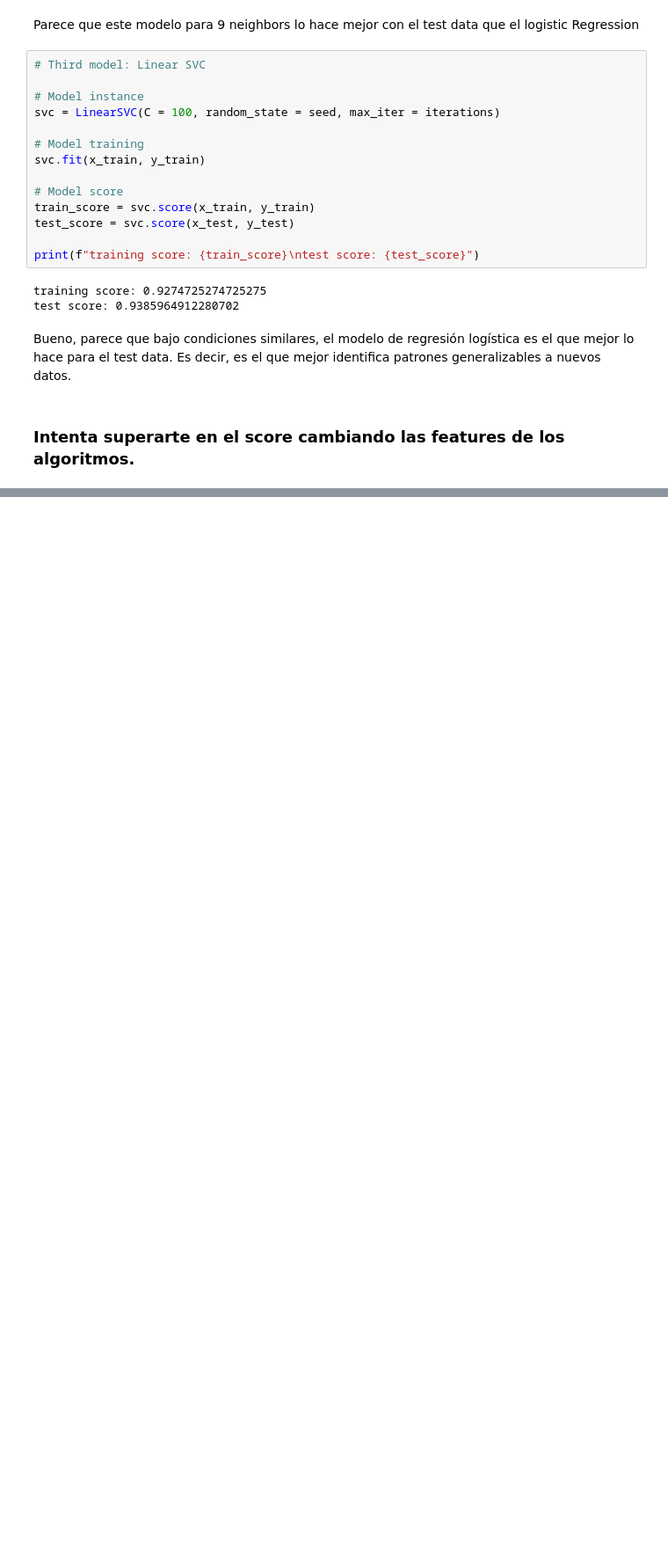
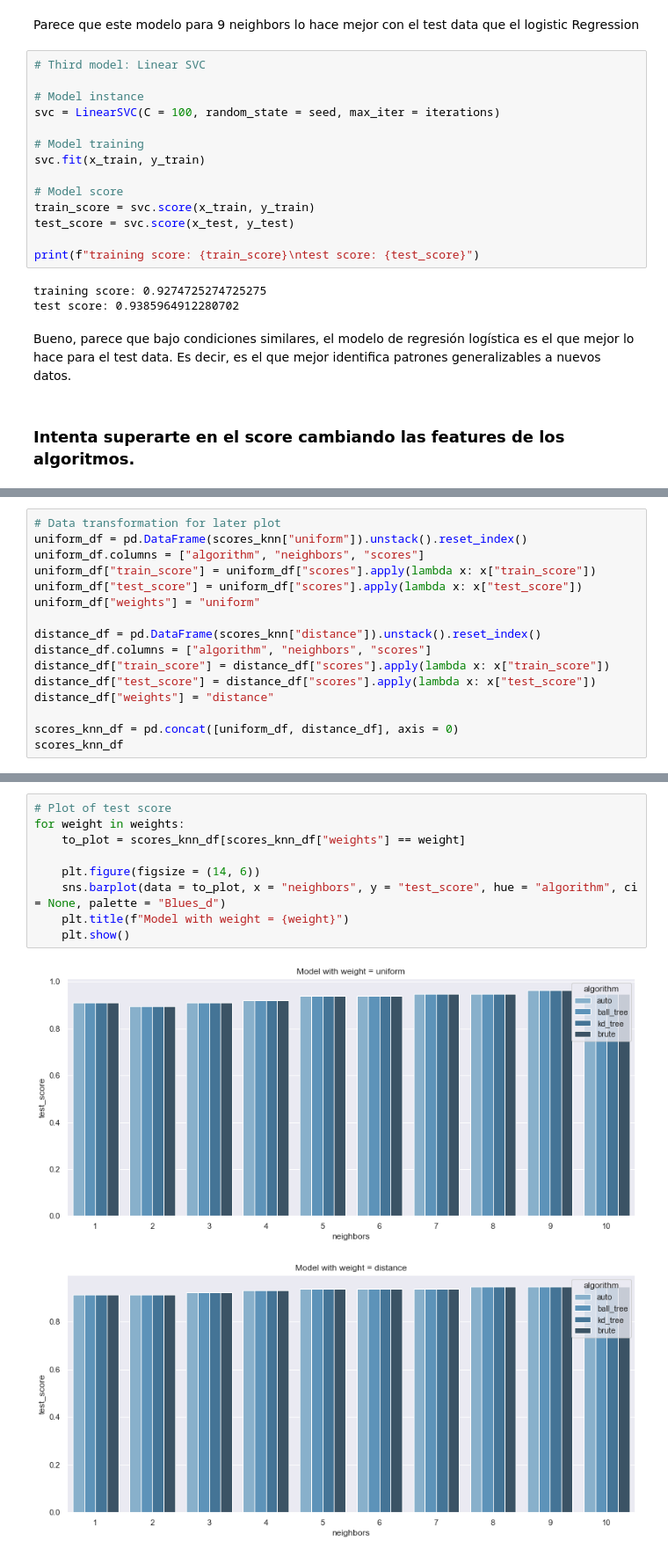
Before and after one commit to Jasc94/thebridge, a Jupyter notebook: week9_ML_svm_poly_norm/day3_cicd_encoding_metrics_knn_svm_nlr/svm/exercises/3.breast_cancer.ipynb, the cells around one changed output, grey strips where cells are left out. Shown at 88% size. Saved outputs shown, nothing was run; the diff lists cells and outputs as text; blank space fills up the shorter version.

```diff
--- a/week9_ML_svm_poly_norm/day3_cicd_encoding_metrics_knn_svm_nlr/svm/exercises/3.breast_cancer.ipynb
+++ b/week9_ML_svm_poly_norm/day3_cicd_encoding_metrics_knn_svm_nlr/svm/exercises/3.breast_cancer.ipynb
@@ -256,0 +341,16 @@ test score: 0.956140350877193
+# %%
+# Data transformation for later plot
+uniform_df = pd.DataFrame(scores_knn["uniform"]).unstack().reset_index()
+uniform_df.columns = ["algorithm", "neighbors", "scores"]
+uniform_df["train_score"] = uniform_df["scores"].apply(lambda x: x["train_score"])
+uniform_df["test_score"] = uniform_df["scores"].apply(lambda x: x["test_score"])
+uniform_df["weights"] = "uniform"
+
+distance_df = pd.DataFrame(scores_knn["distance"]).unstack().reset_index()
+distance_df.columns = ["algorithm", "neighbors", "scores"]
+distance_df["train_score"] = distance_df["scores"].apply(lambda x: x["train_score"])
+distance_df["test_score"] = distance_df["scores"].apply(lambda x: x["test_score"])
+distance_df["weights"] = "distance"
+
+scores_knn_df = pd.concat([uniform_df, distance_df], axis = 0)
+scores_knn_df
@@ -256,0 +371,12 @@ test score: 0.956140350877193
+# %%
+# Plot of test score
+for weight in weights:
+    to_plot = scores_knn_df[scores_knn_df["weights"] == weight]
+
+    plt.figure(figsize = (14, 6))
+    sns.barplot(data = to_plot, x = "neighbors", y = "test_score", hue = "algorithm", ci = None, palette = "Blues_d")
+    plt.title(f"Model with weight = {weight}")
+    plt.show()
+# %% [output]
+[figure, added]
+[figure, added]
```
Also changed, not shown: parts of 15 cells of this notebook.
